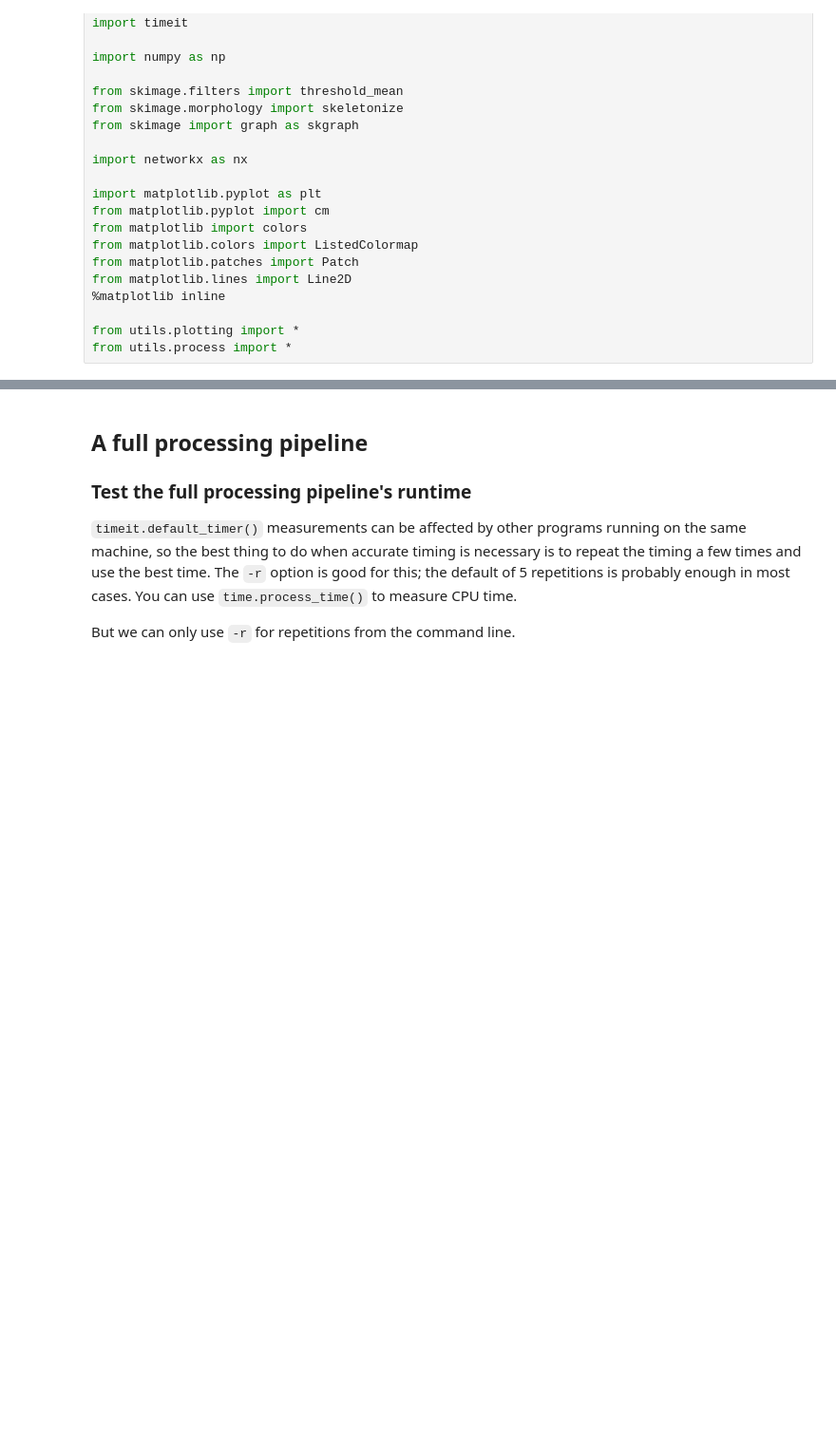
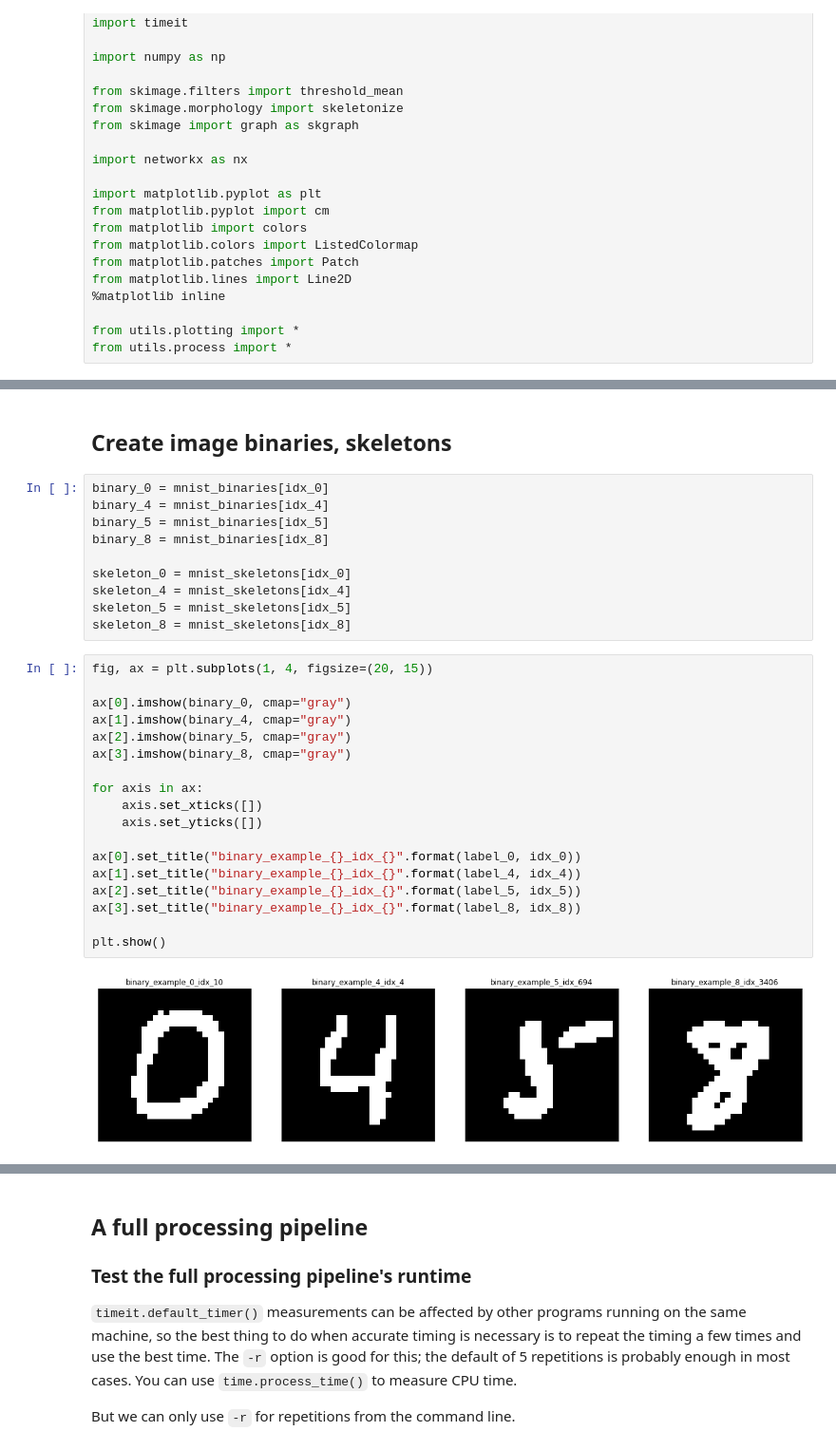
Before and after one commit to GeoAIR-lab/TGGLinesPlus, a Jupyter notebook: notebooks/2_path_segmentation.ipynb, the cells around one changed output, grey strips where cells are left out. Shown: that part at 95% size. Drawn from its saved outputs; the diff is of its cells as text; blank space fills up the shorter version.

```diff
--- a/notebooks/2_path_segmentation.ipynb
+++ b/notebooks/2_path_segmentation.ipynb
@@ -37,0 +77,32 @@ print(len(mnist_labels))
+# %% [markdown]
+## Create image binaries, skeletons
+# %%
+binary_0 = mnist_binaries[idx_0]
+binary_4 = mnist_binaries[idx_4]
+binary_5 = mnist_binaries[idx_5]
+binary_8 = mnist_binaries[idx_8]
+
+skeleton_0 = mnist_skeletons[idx_0]
+skeleton_4 = mnist_skeletons[idx_4]
+skeleton_5 = mnist_skeletons[idx_5]
+skeleton_8 = mnist_skeletons[idx_8]
+# %%
+fig, ax = plt.subplots(1, 4, figsize=(20, 15))
+
+ax[0].imshow(binary_0, cmap="gray")
+ax[1].imshow(binary_4, cmap="gray")
+ax[2].imshow(binary_5, cmap="gray")
+ax[3].imshow(binary_8, cmap="gray")
+
+for axis in ax:
+    axis.set_xticks([])
+    axis.set_yticks([])
+
+ax[0].set_title("binary_example_{}_idx_{}".format(label_0, idx_0))
+ax[1].set_title("binary_example_{}_idx_{}".format(label_4, idx_4))
+ax[2].set_title("binary_example_{}_idx_{}".format(label_5, idx_5))
+ax[3].set_title("binary_example_{}_idx_{}".format(label_8, idx_8))
+
+plt.show()
+# %% [output]
+[figure, added]
```
Also changed, not shown: parts of 58 cells of this notebook, 4 other files.
